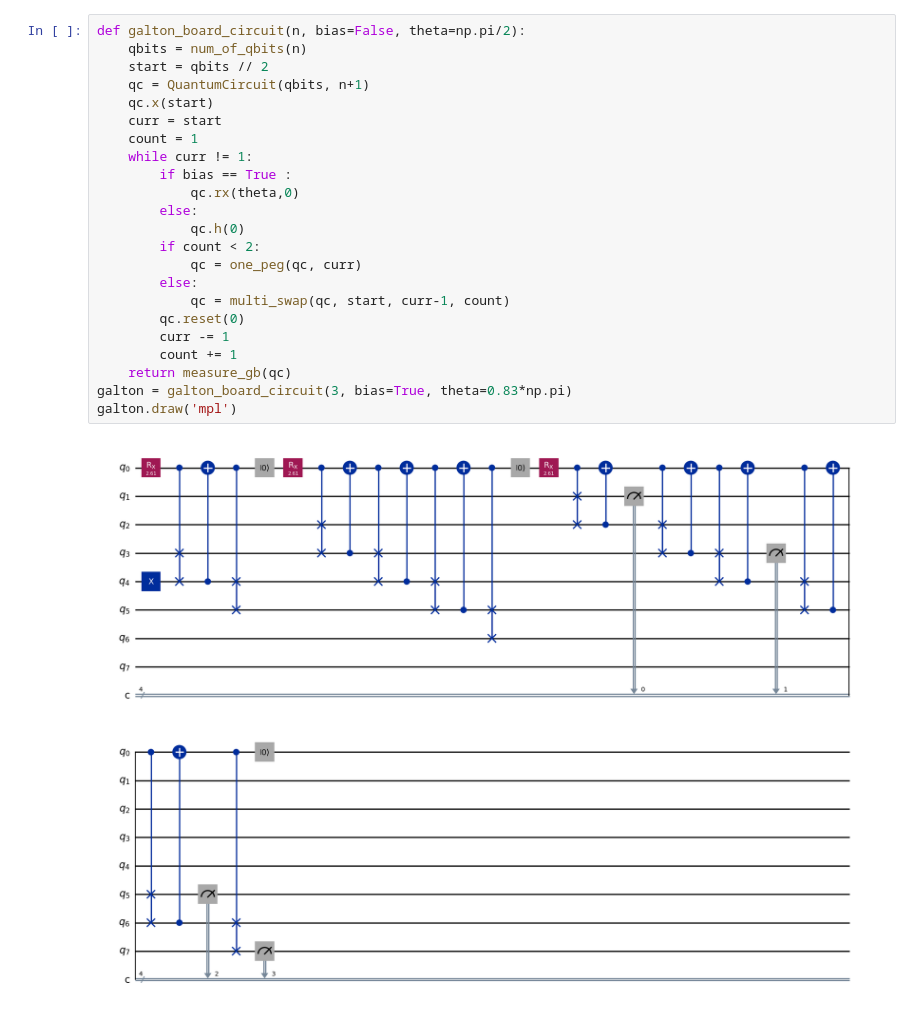
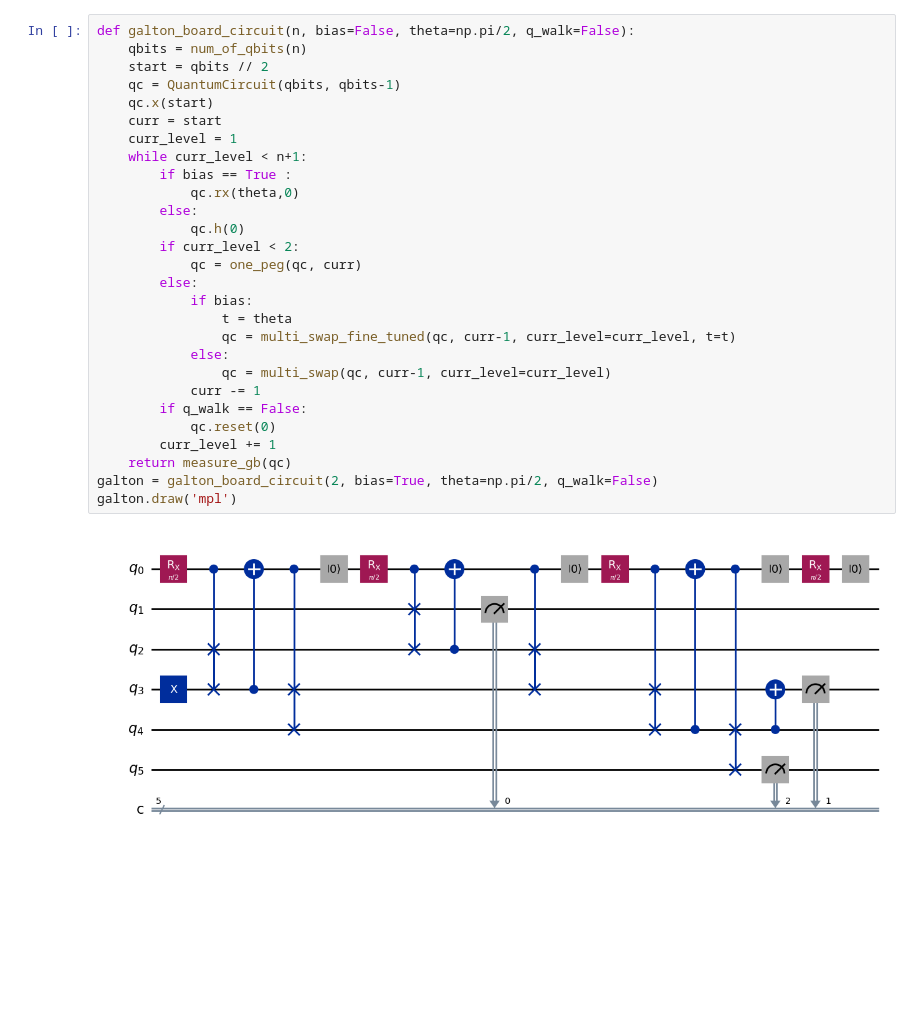
Before and after one commit to SuramyaAngdembay/quantum-galton-box, a Jupyter notebook: notebooks/peg.ipynb, the cells around one changed output. Saved outputs shown, nothing was run; the diff lists cells and outputs as text; blank space fills up the shorter version.

Commit message:
fine-tuned rx implemented, needs cleanup

```diff
--- a/notebooks/peg.ipynb
+++ b/notebooks/peg.ipynb
@@ -90,30 +112,35 @@ print(num_of_qbits(4))
 # %% [output]
 10
 # %%
-def galton_board_circuit(n, bias=False, theta=np.pi/2):
+def galton_board_circuit(n, bias=False, theta=np.pi/2, q_walk=False):
     qbits = num_of_qbits(n)
     start = qbits // 2
-    qc = QuantumCircuit(qbits, n+1)
+    qc = QuantumCircuit(qbits, qbits-1)
     qc.x(start)
     curr = start
-    count = 1
-    while curr != 1:
+    curr_level = 1
+    while curr_level < n+1:
         if bias == True :
             qc.rx(theta,0)
         else:
             qc.h(0)
-        if count < 2:
+        if curr_level < 2:
             qc = one_peg(qc, curr)
         else:
-            qc = multi_swap(qc, start, curr-1, count)
-        qc.reset(0)
-        curr -= 1
-        count += 1
+            if bias:
+                t = theta
+                qc = multi_swap_fine_tuned(qc, curr-1, curr_level=curr_level, t=t)
+            else:
+                qc = multi_swap(qc, curr-1, curr_level=curr_level)
+            curr -= 1
+        if q_walk == False:
+            qc.reset(0)
+        curr_level += 1
     return measure_gb(qc)
-galton = galton_board_circuit(3, bias=True, theta=0.83*np.pi)
+galton = galton_board_circuit(2, bias=True, theta=np.pi/2, q_walk=False)
 galton.draw('mpl')
 # %% [output]
-[figure, old version]
+[figure, new version]
 # %%
 qc = galton
 shots = 2024
```
Also changed, not shown: parts of 31 cells of this notebook, 4 other files.
